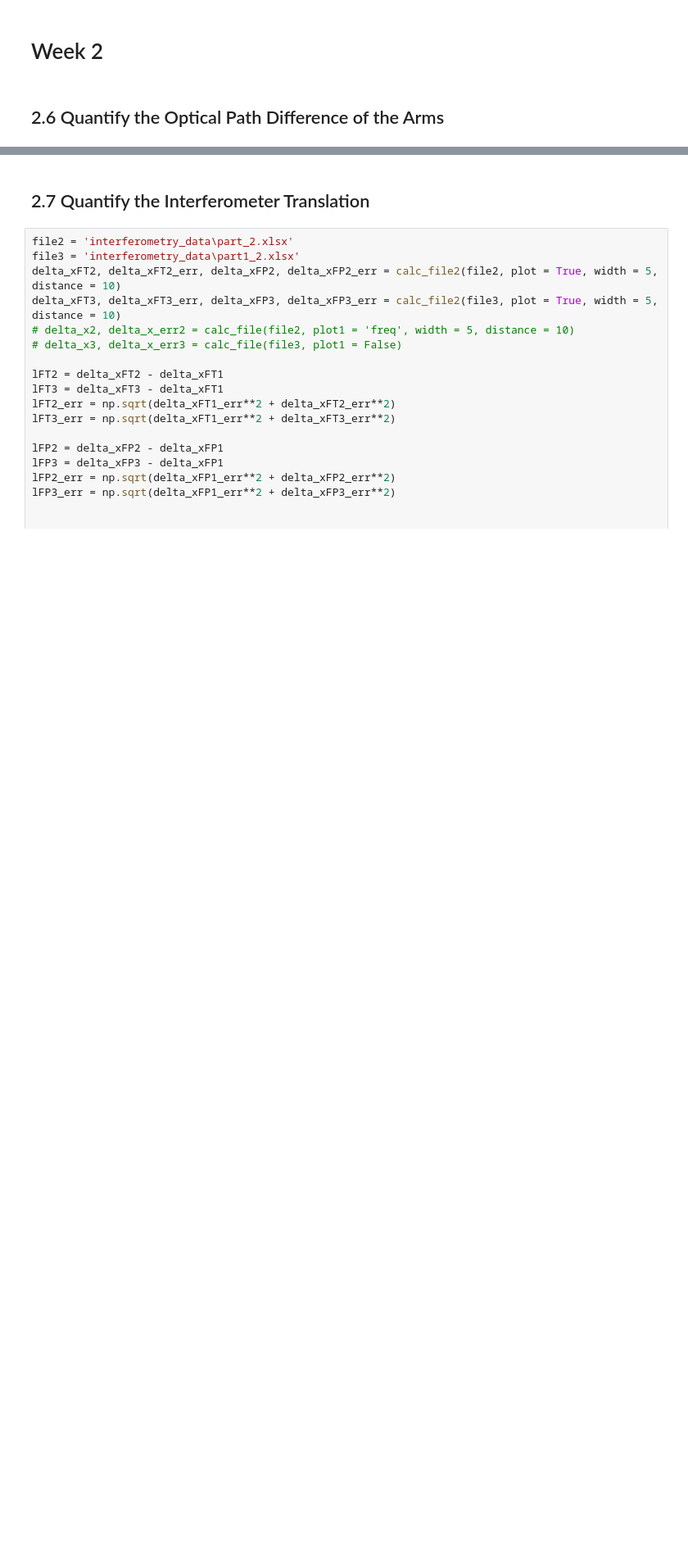
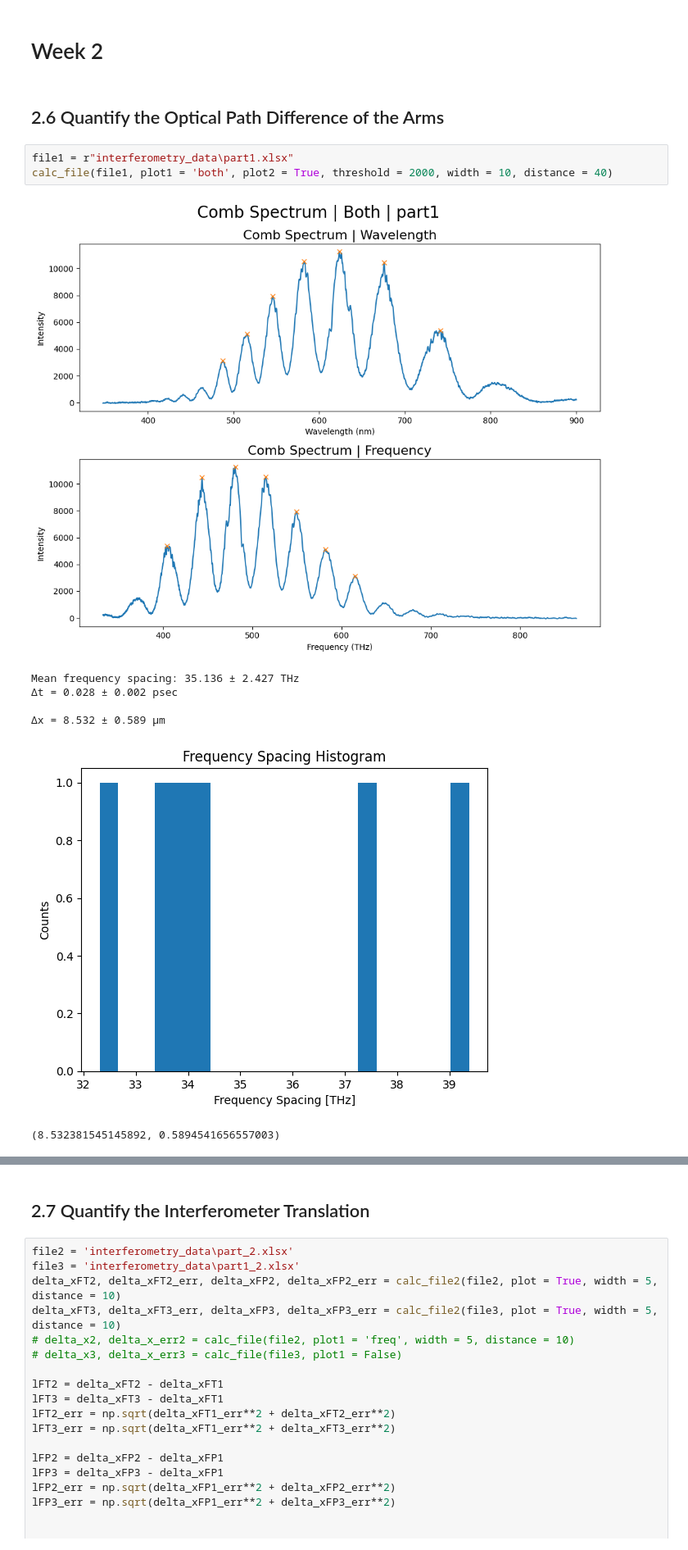
Before and after one commit to YehonathanBarda/PhyChemLab, a Jupyter notebook: Interferometry.ipynb, the cells around one changed output, grey strips where cells are left out. Shown at 82% size. Cells and saved outputs as stored; diff of their text form; blank space fills up the shorter version.

```diff
--- a/Interferometry.ipynb
+++ b/Interferometry.ipynb
@@ -265,6 +277,17 @@ def calc_file2(file_path, plot = False, lim = False, adjpeak = False,ignore = No
 # Week 2
 # %% [markdown]
 ## 2.6 Quantify the Optical Path Difference of the Arms
+# %%
+file1 = r"interferometry_data\part1.xlsx"
+calc_file(file1, plot1 = 'both', plot2 = True, threshold = 2000, width = 10, distance = 40)
+# %% [output]
+[figure, added]
+Mean frequency spacing: 35.136 ± 2.427 THz
+Δt = 0.028 ± 0.002 psec
+
+Δx = 8.532 ± 0.589 μm
+[figure, added]
+(8.532381545145892, 0.5894541656557003)
 # %%
 file1 = r"interferometry_data\part1.xlsx"
 # data1 = load_data(file1)
```
Also changed, not shown: parts of 13 cells of this notebook, 29 other files.
